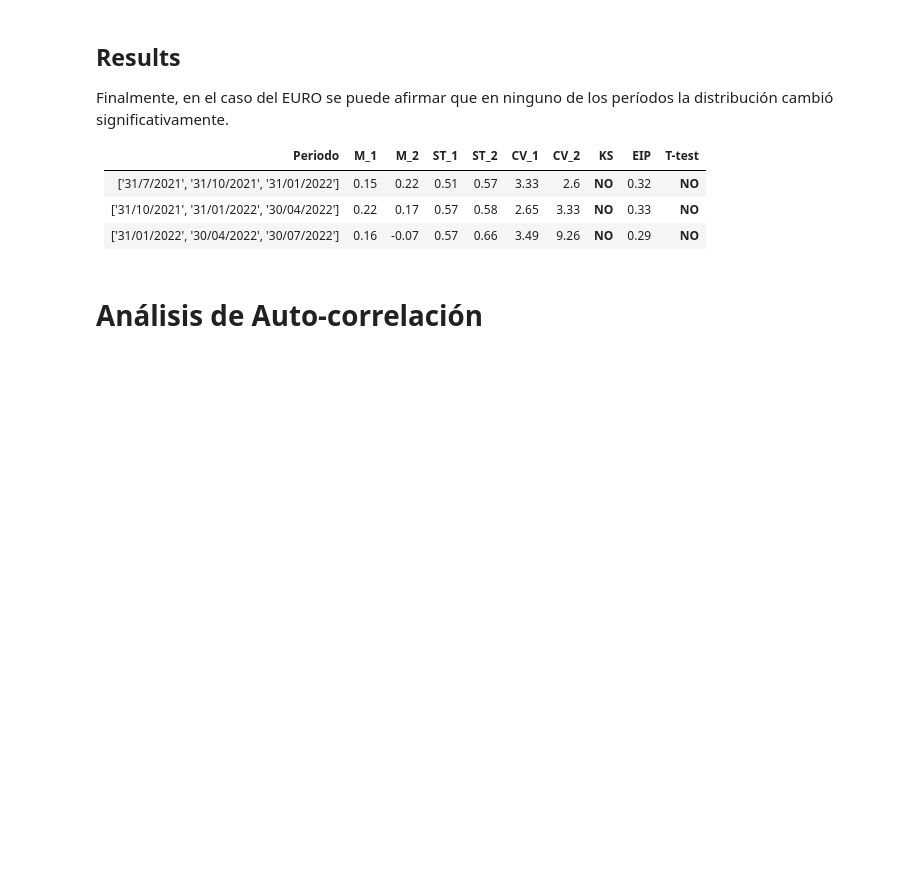
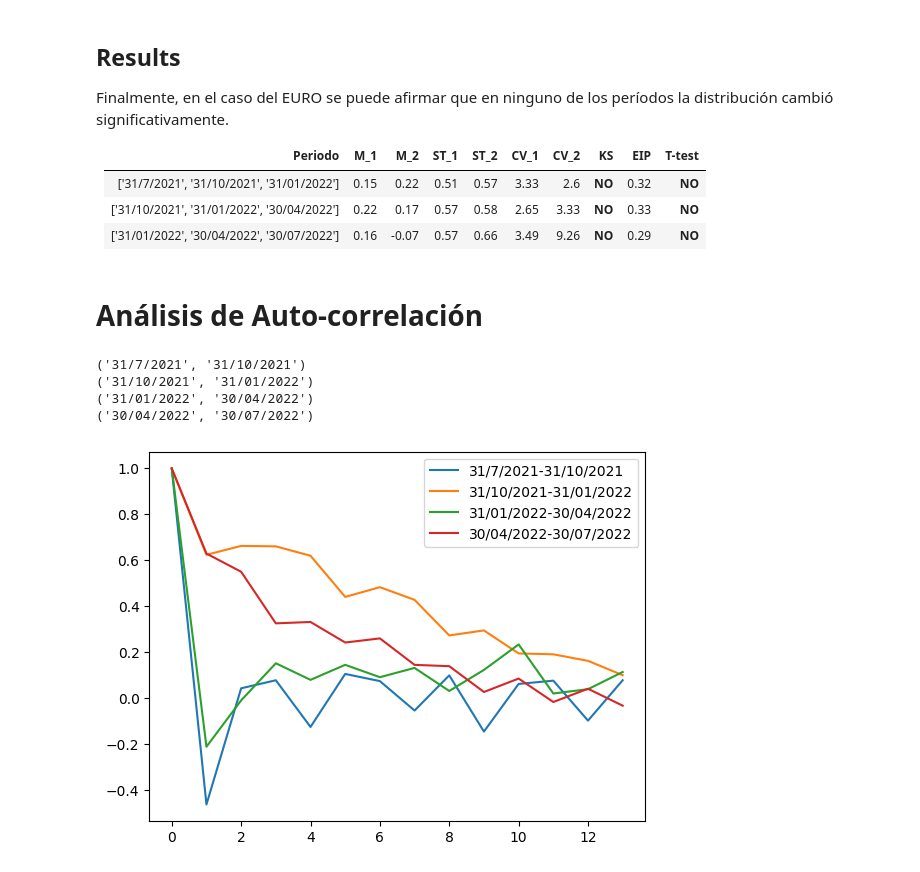
Before and after one commit to Datalis/tasa-jupyter, a Jupyter notebook: analisis.ipynb, the cells around one changed output. Cells and saved outputs as stored; diff of their text form; code cells hidden in the pictures; blank space fills up the shorter version.

```diff
--- a/analisis.ipynb
+++ b/analisis.ipynb
@@ -853 +842,16 @@ def auto_corr(moneda, time_start, time_middle, time_end, lags=14):
+# %%
+auto_corr_time = [('31/7/2021', '31/10/2021'),
+                  ('31/10/2021', '31/01/2022'),
+                  ('31/01/2022', '30/04/2022'),
+                  ('30/04/2022', '30/07/2022')]
+
+for t in auto_corr_time:
+    print(t)
+    auto_corr('USD', *t)
+# %% [output]
+('31/7/2021', '31/10/2021')
+('31/10/2021', '31/01/2022')
+('31/01/2022', '30/04/2022')
+('30/04/2022', '30/07/2022')
+[figure, added]
 # %%
```
Also changed, not shown: parts of 4 cells of this notebook.
